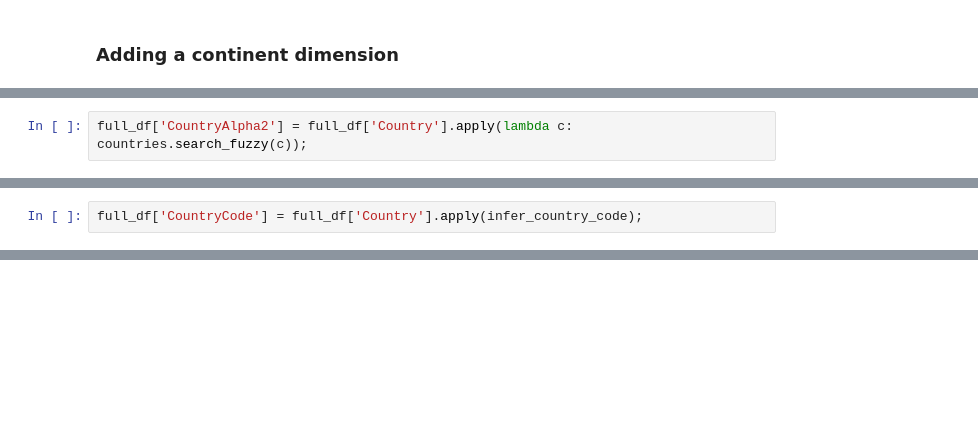
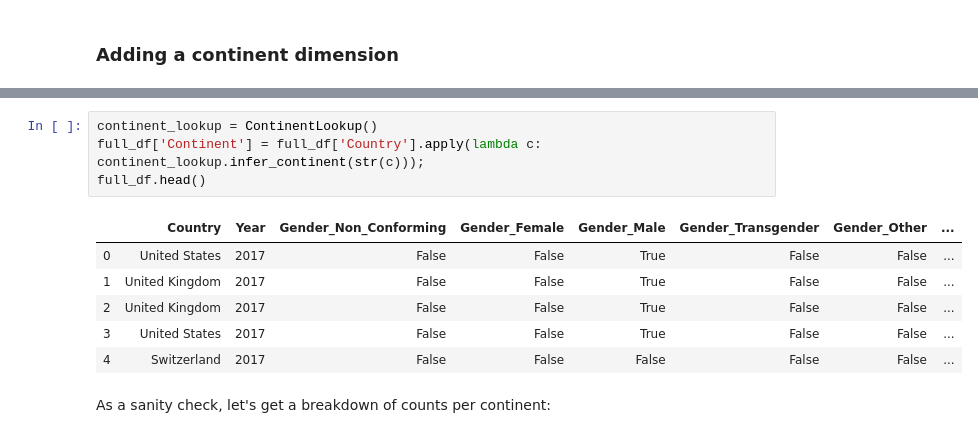
Before and after one commit to ojcastillo/Analysis-StackOverflow-Survey, a Jupyter notebook: Stack Overflow Survey Analysis.ipynb, the cells around one changed output, grey strips where cells are left out. Saved outputs shown, nothing was run; the diff lists cells and outputs as text; blank space fills up the shorter version.

```diff
--- a/Stack Overflow Survey Analysis.ipynb
+++ b/Stack Overflow Survey Analysis.ipynb
@@ -256,2 +256,0 @@ from pycountry import countries
-# %%
-full_df['CountryAlpha2'] = full_df['Country'].apply(lambda c: countries.search_fuzzy(c));
@@ -313,2 +256,0 @@ sorted(lookup_cache.keys())
-# %%
-full_df['CountryCode'] = full_df['Country'].apply(infer_country_code);
@@ -408,0 +311,13 @@ Name: Gender, dtype: int64
+# %%
+continent_lookup = ContinentLookup()
+full_df['Continent'] = full_df['Country'].apply(lambda c: continent_lookup.infer_continent(str(c)));
+full_df.head()
+# %% [output]
+|  | Country | Year | Gender_Non_Conforming | Gender_Female | Gender_Male | Gender_Transgender | Gender_Other | ... |
+| 0 | United States | 2017 | False | False | True | False | False | ... |
+| 1 | United Kingdom | 2017 | False | False | True | False | False | ... |
+| 2 | United Kingdom | 2017 | False | False | True | False | False | ... |
+| 3 | United States | 2017 | False | False | True | False | False | ... |
+| 4 | Switzerland | 2017 | False | False | False | False | False | ... |
+# %% [markdown]
+As a sanity check, let's get a breakdown of counts per continent:
```
Also changed, not shown: parts of 41 cells of this notebook, 1 other file.
